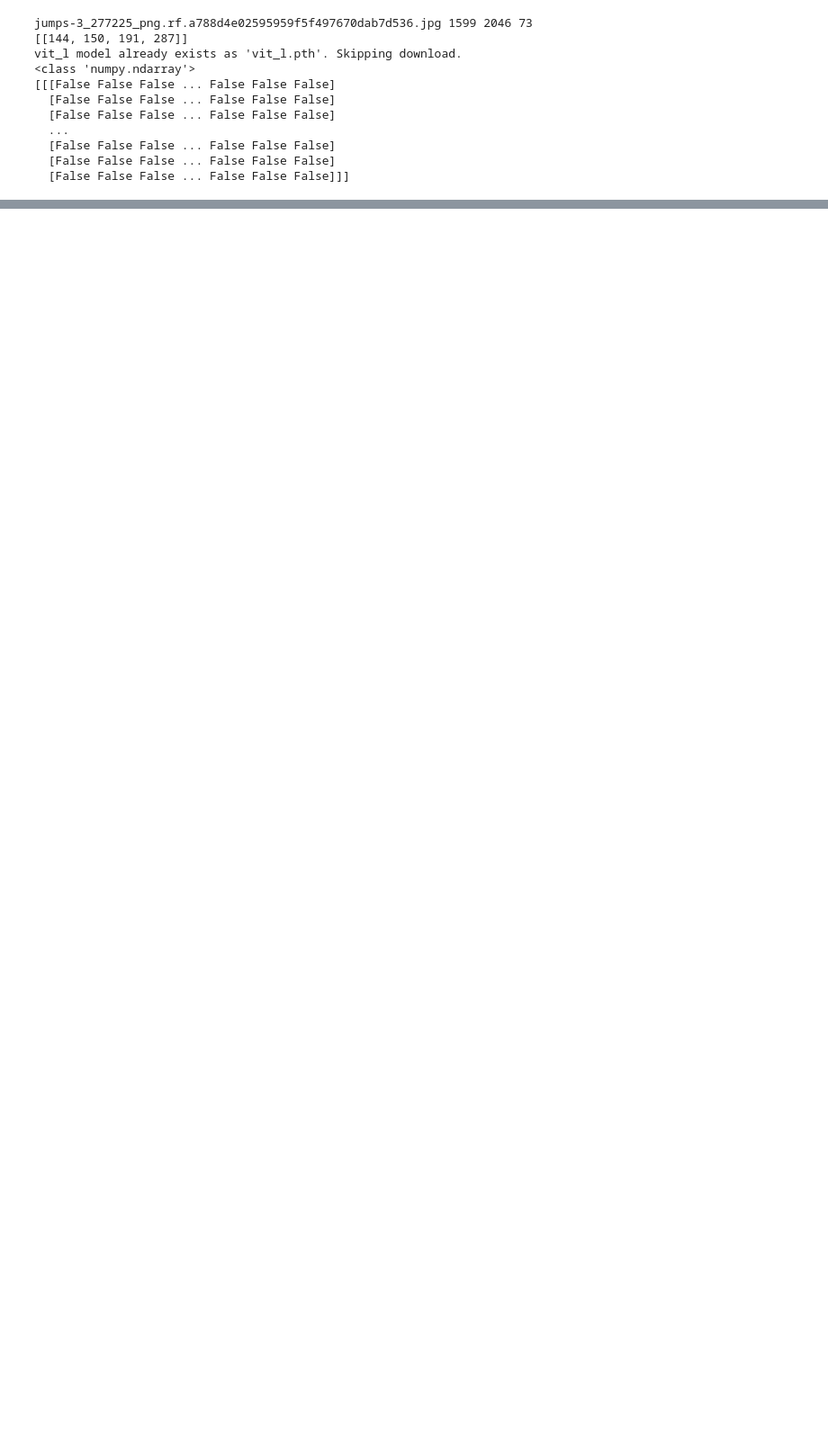
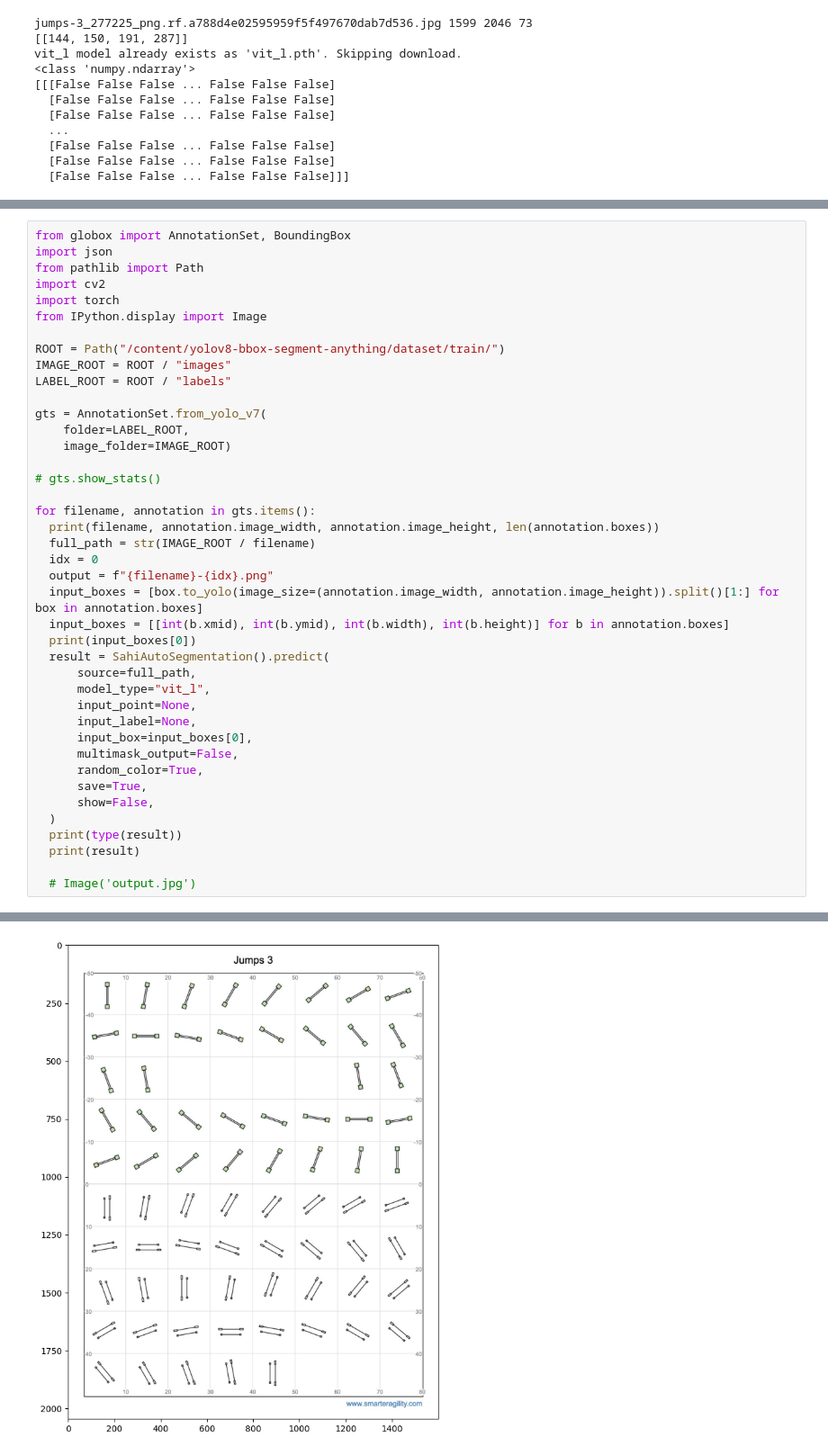
Before and after one commit to saschwarz/yolov8-bbox-segment-anything, a Jupyter notebook: Yolov8_bbox_segment_anything.ipynb, the cells around one changed output, grey strips where cells are left out. Shown at 90% size. Cells and saved outputs as stored; diff of their text form; blank space fills up the shorter version.

Commit message:
Trying sahi

```diff
--- a/Yolov8_bbox_segment_anything.ipynb
+++ b/Yolov8_bbox_segment_anything.ipynb
@@ -180,0 +183,42 @@ vit_l model already exists as 'vit_l.pth'. Skipping download.
+# %%
+from globox import AnnotationSet, BoundingBox
+import json
+from pathlib import Path
+import cv2
+import torch
+from IPython.display import Image
+
+ROOT = Path("/content/yolov8-bbox-segment-anything/dataset/train/")
+IMAGE_ROOT = ROOT / "images"
+LABEL_ROOT = ROOT / "labels"
+
+gts = AnnotationSet.from_yolo_v7(
+    folder=LABEL_ROOT,
+    image_folder=IMAGE_ROOT)
+
+# gts.show_stats()
+
+for filename, annotation in gts.items():
+  print(filename, annotation.image_width, annotation.image_height, len(annotation.boxes))
+  full_path = str(IMAGE_ROOT / filename)
+  idx = 0
+  output = f"{filename}-{idx}.png"
+  input_boxes = [box.to_yolo(image_size=(annotation.image_width, annotation.image_height)).split()[1:] for box in annotation.boxes]
+  input_boxes = [[int(b.xmid), int(b.ymid), int(b.width), int(b.height)] for b in annotation.boxes]
+  print(input_boxes[0])
+  result = SahiAutoSegmentation().predict(
+      source=full_path,
+      model_type="vit_l",
+      input_point=None,
+      input_label=None,
+      input_box=input_boxes[0],
+      multimask_output=False,
+      random_color=True,
+      save=True,
+      show=False,
+  )
+  print(type(result))
+  print(result)
+
+  # Image('output.jpg')
+# %% [output]
@@ -180,0 +229 @@ vit_l model already exists as 'vit_l.pth'. Skipping download.
+[figure, added]
```
Also changed, not shown: parts of 6 cells of this notebook.
